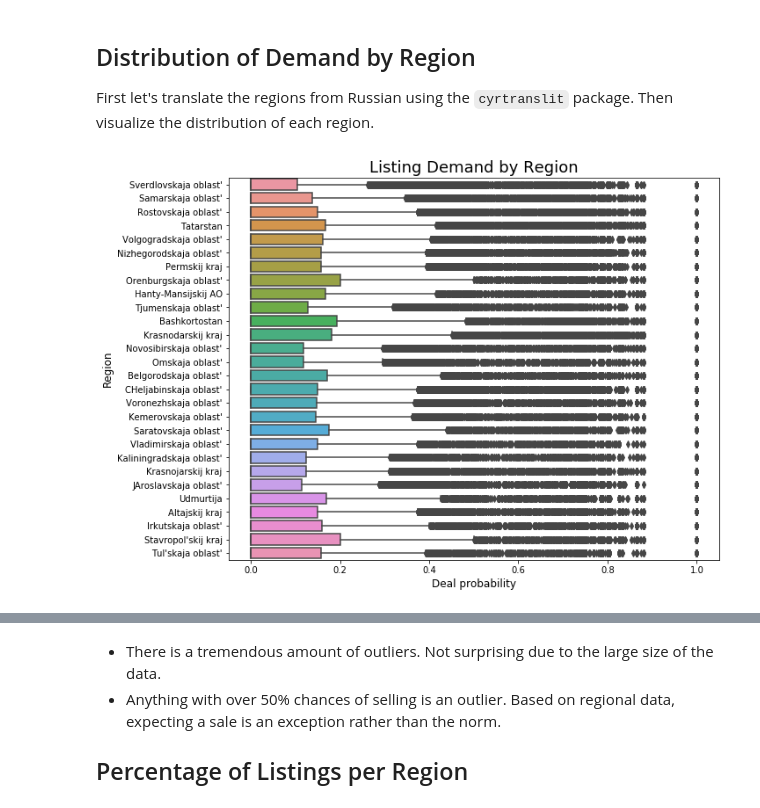
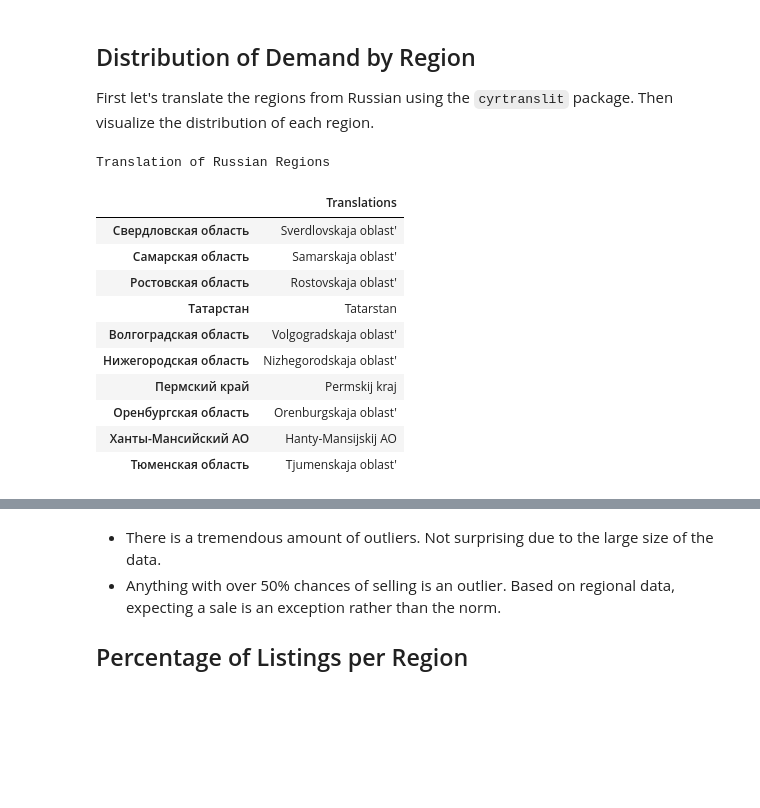
Before and after one commit to MiguelNiblock/Deep-NLP_Predicting-Ad-Demand, a Jupyter notebook: Proposal and EDA.ipynb, the cells around one changed output, grey strips where cells are left out. Drawn from its saved outputs; the diff is of its cells as text; code cells hidden in the pictures; blank space fills up the shorter version.

```diff
--- a/Proposal and EDA.ipynb
+++ b/Proposal and EDA.ipynb
@@ -88,28 +94,34 @@ First let's translate the regions from Russian using the `cyrtranslit` package.
 # %%
 # Get unique regions in cyrilic
 cyrilic_regs = train.region.unique().tolist()
 # Get unique translations
 latin_regs = [cyrtranslit.to_latin(reg,'ru') for reg in cyrilic_regs]
 
 # Put regions in a dictionary
 reg_dict = {}
 for cyr, lat in zip(cyrilic_regs,latin_regs):
     reg_dict[cyr]=lat
 
 # Create a translated list of each region in the dataset
 en_list = []
 for reg in train.region:
     en_list.append(reg_dict[reg])
 
 # Add english list as column
 train['region_en'] = en_list
 
-# Plot
-plt.figure(figsize=(10,8))
-sns.boxplot(x="deal_probability", y="region_en", data=train)
-plt.xlabel('Deal probability', fontsize=12)
-plt.ylabel('Region', fontsize=12)
-plt.title("Listing Demand by Region",fontsize=18)
-plt.show()
+print('Translation of Russian Regions')
+pd.DataFrame(latin_regs[:10],index=cyrilic_regs[:10],columns=['Translations'])
 # %% [output]
-[figure, removed]
+Translation of Russian Regions
+|  | Translations |
+| Свердловская область | Sverdlovskaja oblast' |
+| Самарская область | Samarskaja oblast' |
+| Ростовская область | Rostovskaja oblast' |
+| Татарстан | Tatarstan |
+| Волгоградская область | Volgogradskaja oblast' |
+| Нижегородская область | Nizhegorodskaja oblast' |
+| Пермский край | Permskij kraj |
+| Оренбургская область | Orenburgskaja oblast' |
+| Ханты-Мансийский АО | Hanty-Mansijskij AO |
+| Тюменская область | Tjumenskaja oblast' |
```
Also changed, not shown: parts of 8 cells of this notebook.
